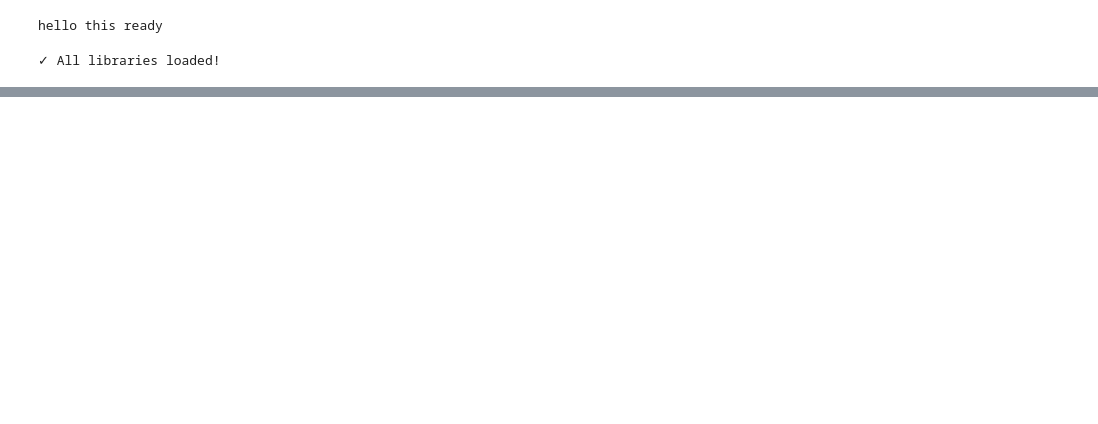
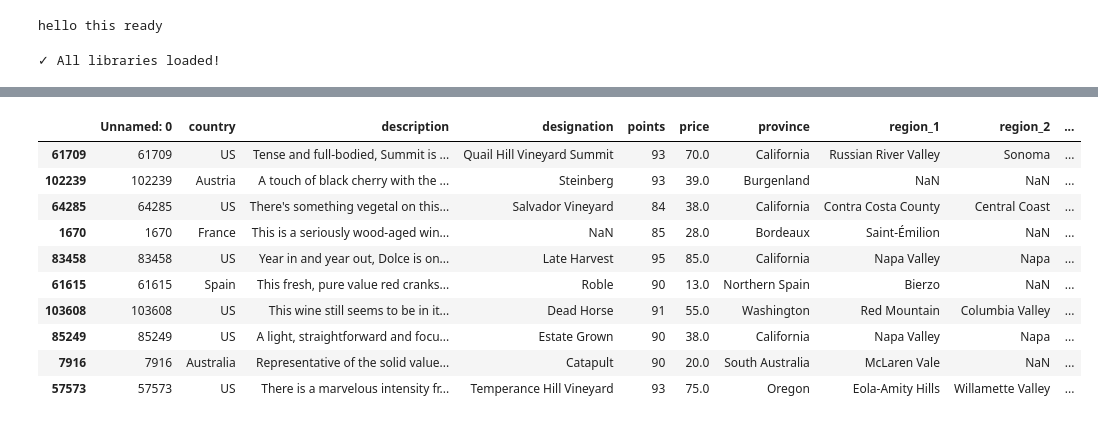
Before and after one commit to eulphean/Wine-Recommendation-App, a Jupyter notebook: notebooks/myfirstnotebook.ipynb, the cells around one changed output, grey strips where cells are left out. Saved outputs shown, nothing was run; the diff lists cells and outputs as text; code cells hidden in the pictures; blank space fills up the shorter version.

```diff
--- a/notebooks/myfirstnotebook.ipynb
+++ b/notebooks/myfirstnotebook.ipynb
@@ -37,0 +36,14 @@ df.head()
+# %%
+df.sample(10)
+# %% [output]
+|  | Unnamed: 0 | country | description | designation | points | price | province | region_1 | region_2 | ... |
+| 61709 | 61709 | US | Tense and full-bodied, Summit is ... | Quail Hill Vineyard Summit | 93 | 70.0 | California | Russian River Valley | Sonoma | ... |
+| 102239 | 102239 | Austria | A touch of black cherry with the ... | Steinberg | 93 | 39.0 | Burgenland | NaN | NaN | ... |
+| 64285 | 64285 | US | There's something vegetal on this... | Salvador Vineyard | 84 | 38.0 | California | Contra Costa County | Central Coast | ... |
+| 1670 | 1670 | France | This is a seriously wood-aged win... | NaN | 85 | 28.0 | Bordeaux | Saint-Émilion | NaN | ... |
+| 83458 | 83458 | US | Year in and year out, Dolce is on... | Late Harvest | 95 | 85.0 | California | Napa Valley | Napa | ... |
+| 61615 | 61615 | Spain | This fresh, pure value red cranks... | Roble | 90 | 13.0 | Northern Spain | Bierzo | NaN | ... |
+| 103608 | 103608 | US | This wine still seems to be in it... | Dead Horse | 91 | 55.0 | Washington | Red Mountain | Columbia Valley | ... |
+| 85249 | 85249 | US | A light, straightforward and focu... | Estate Grown | 90 | 38.0 | California | Napa Valley | Napa | ... |
+| 7916 | 7916 | Australia | Representative of the solid value... | Catapult | 90 | 20.0 | South Australia | McLaren Vale | NaN | ... |
+| 57573 | 57573 | US | There is a marvelous intensity fr... | Temperance Hill Vineyard | 93 | 75.0 | Oregon | Eola-Amity Hills | Willamette Valley | ... |
```
Also changed, not shown: parts of 4 cells of this notebook, 4 other files.
